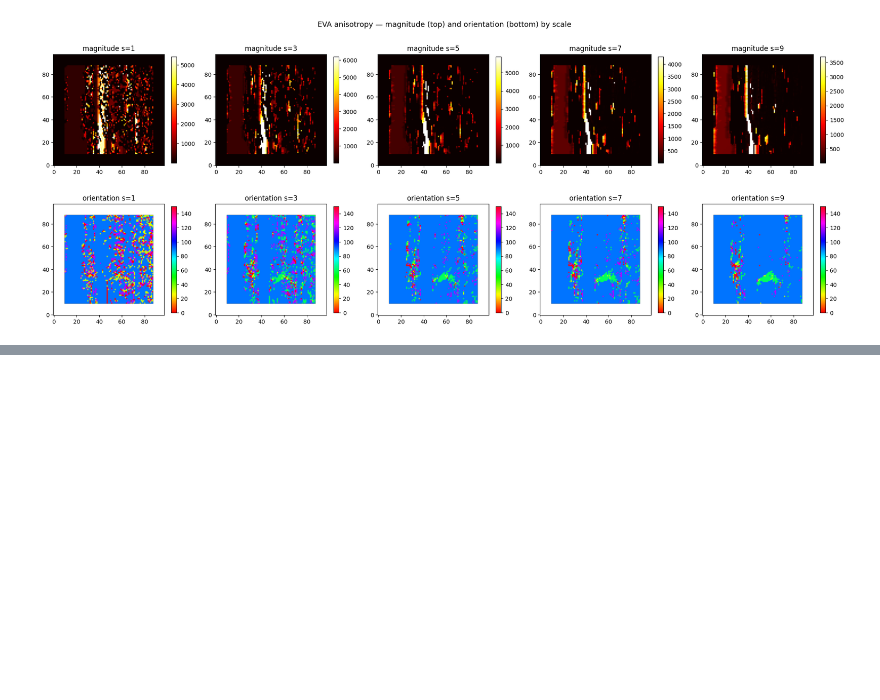
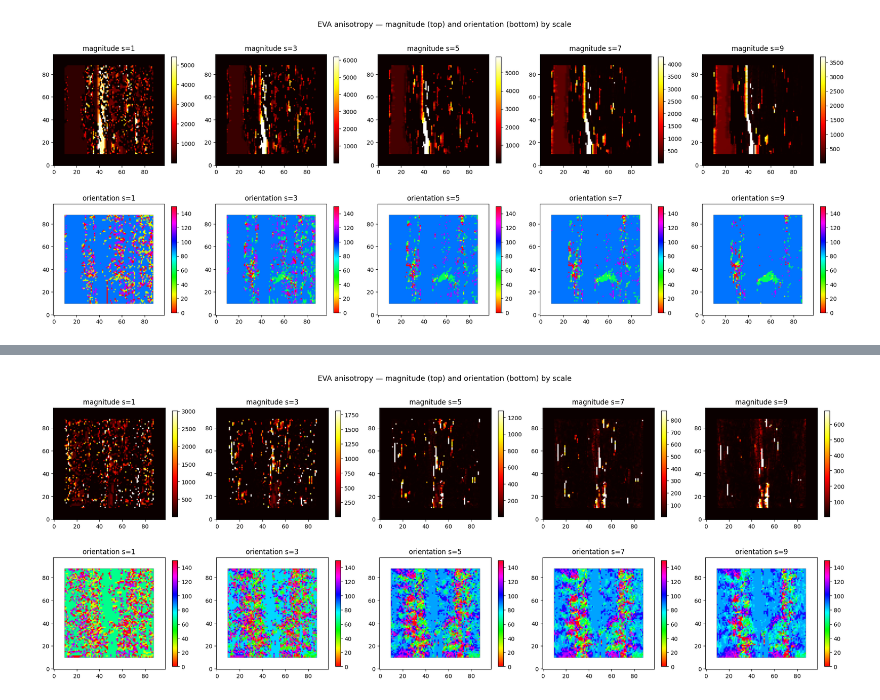
Before and after one commit to waltersn-maine/gdnn, a Jupyter notebook: TopoVert/new_anis.ipynb, the cells around one changed output, grey strips where cells are left out. Drawn from its saved outputs; the diff is of its cells as text; code cells hidden in the pictures; blank space fills up the shorter version.

```diff
--- a/TopoVert/new_anis.ipynb
+++ b/TopoVert/new_anis.ipynb
@@ -335,0 +310,6 @@ plt.show()
+# %%
+# test loop
+vc2 = 1
+syn_scales = list(range(1, 11))            # [1, 2, ..., 10]
+syn_degrees = list(range(0, 180, 5))  # [0, 5, 10, ..., 170, 175]
+evamag_syn, evaphi_syn = compute_eva(z_grid, syn_degrees, syn_scales, vc2)
@@ -335,0 +328,28 @@ plt.show()
+# %%
+# plot anisotropy
+
+fig, axes = plt.subplots(2, 5, figsize=(20, 8))
+
+for s_idx, s in enumerate(syn_scales[0:-1:2]):
+    # anisotropy magnitude
+    arr_mag = evamag_syn[:, :, s_idx]
+    vmin, vmax = np.nanpercentile(arr_mag[arr_mag != 0], [2, 98])
+    im = axes[0, s_idx].imshow(arr_mag, cmap='hot', origin='lower',
+                                vmin=vmin, vmax=vmax)
+    plt.colorbar(im, ax=axes[0, s_idx], shrink=0.7)
+    axes[0, s_idx].set_title(f'magnitude s={s}')
+
+    # anisotropy orientation
+    arr_phi = evaphi_syn[:, :, s_idx].copy()
+    # arr_phi[arr_phi == 360] = np.nan  # mask uncomputed points
+    im = axes[1, s_idx].imshow(arr_phi, cmap='hsv', origin='lower',
+                                vmin=0, vmax=150)
+    plt.colorbar(im, ax=axes[1, s_idx], shrink=0.7)
+    axes[1, s_idx].set_title(f'orientation s={s}')
+
+plt.suptitle('EVA anisotropy — magnitude (top) and orientation (bottom) by scale', fontsize=13)
+plt.tight_layout()
+plt.savefig('anis_dipplane45.png')
+plt.show()
+# %% [output]
+[figure, added]
```
Also changed, not shown: parts of 18 cells of this notebook.
